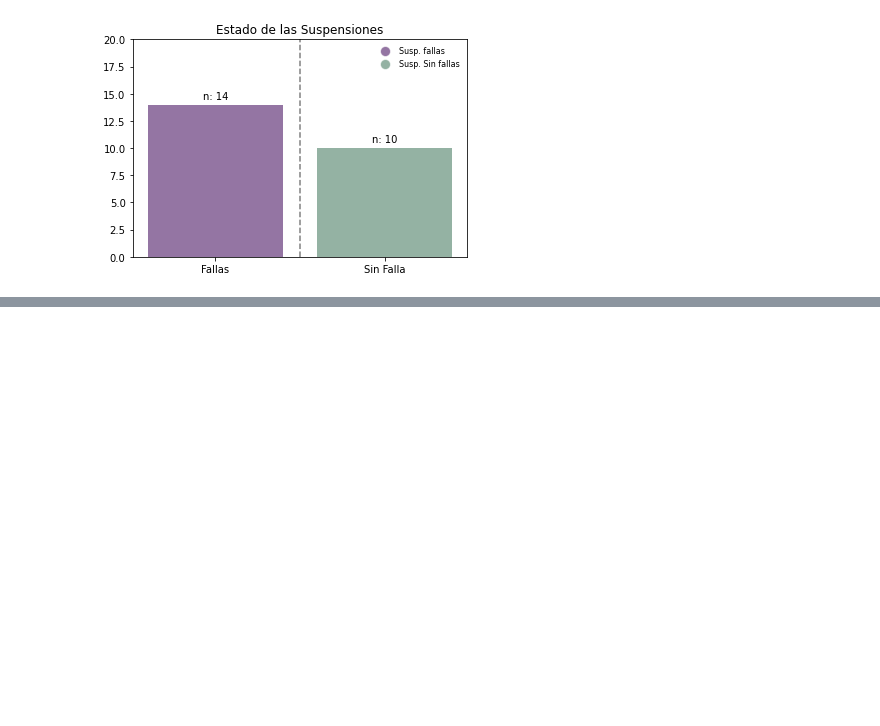
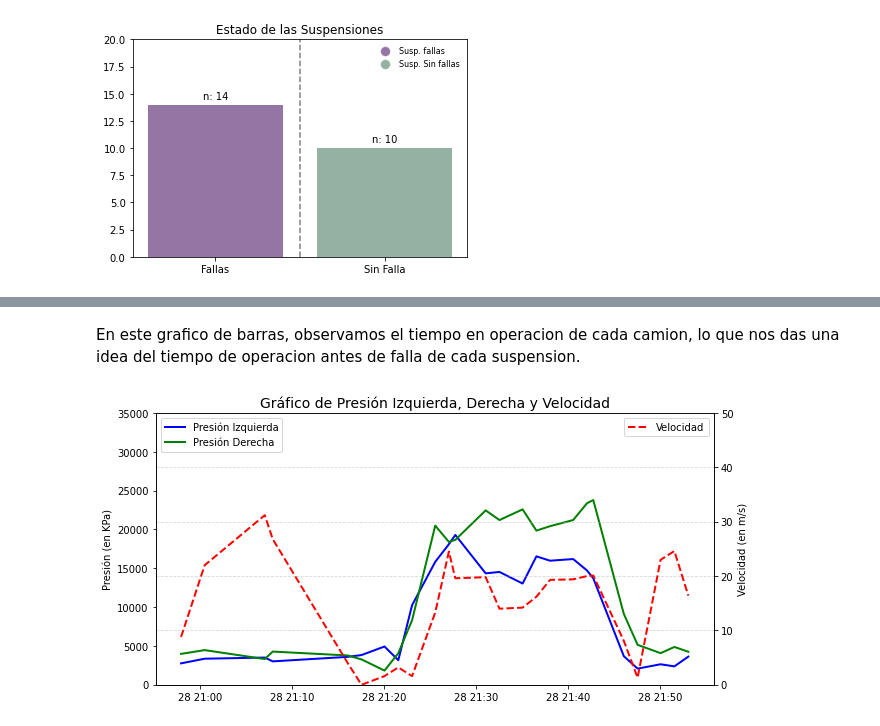
Before and after one commit to Iaibanez/jbook_ml202510, a Jupyter notebook: _sources/notebooks.ipynb, the cells around one changed output, grey strips where cells are left out. Cells and saved outputs as stored; diff of their text form; code cells hidden in the pictures; blank space fills up the shorter version.

```diff
--- a/_sources/notebooks.ipynb
+++ b/_sources/notebooks.ipynb
@@ -105,0 +187,46 @@ plt.show()
+# %% [markdown]
+ En este grafico de barras, observamos el tiempo en operacion de cada camion, lo que nos das una idea del tiempo de operacion antes de falla de cada suspension.
+# %%
+import pandas as pd
+import matplotlib.pyplot as plt
+
+# Filtrar el camión específico
+camion740 = dfcamiones[dfcamiones["EquipmentName"] == "022-740"].copy()
+
+# Seleccionar solo los primeros 25 registros
+subset_data = camion740.iloc[:25]
+
+# Crear el gráfico
+fig, ax1 = plt.subplots(figsize=(10, 5))
+
+# Graficar la presión izquierda y derecha en el eje Y principal
+ax1.plot(subset_data["AdjustedReadTime"], subset_data["StrutPressLeftRear"],
+         label="Presión Izquierda", color="blue", linewidth=2)
+ax1.plot(subset_data["AdjustedReadTime"], subset_data["StrutPressureRightRear"],
+         label="Presión Derecha", color="green", linewidth=2)
+
+# Configurar eje Y principal
+ax1.set_ylabel("Presión (en KPa)")
+ax1.set_ylim(0, 35000)
+ax1.legend(loc="upper left")
+
+# Crear segundo eje Y para la velocidad
+ax2 = ax1.twinx()
+ax2.plot(subset_data["AdjustedReadTime"], subset_data["Road Ground"],
+         label="Velocidad", color="red", linewidth=2, linestyle="dashed")
+
+# Configurar eje Y secundario
+ax2.set_ylabel("Velocidad (en m/s)")
+ax2.set_ylim(0, 50)
+ax2.legend(loc="upper right")
+
+# Ajustar título y etiquetas
+plt.title("Gráfico de Presión Izquierda, Derecha y Velocidad", fontsize=14)
+plt.xlabel("Tiempo")
+plt.xticks(rotation=45)
+plt.grid(True, linestyle="--", alpha=0.5)
+
+# Mostrar el gráfico
+plt.show()
+# %% [output]
+[figure, added]
```
Also changed, not shown: parts of 12 cells of this notebook, 6 other files.
